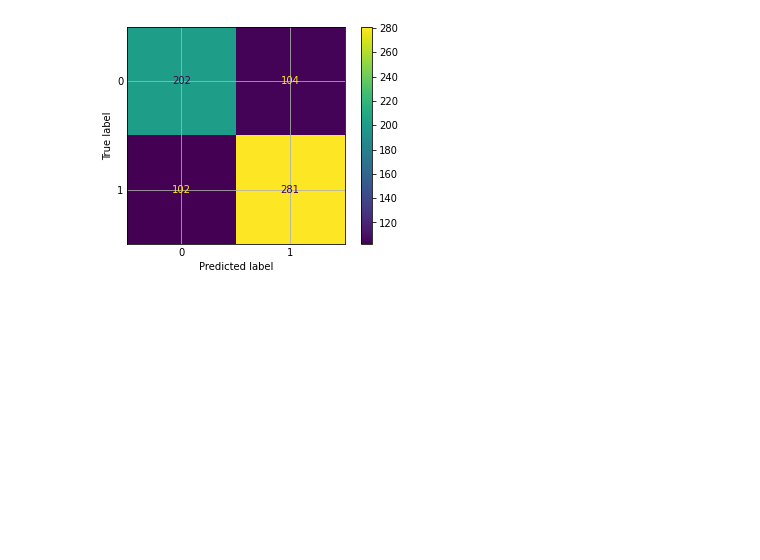
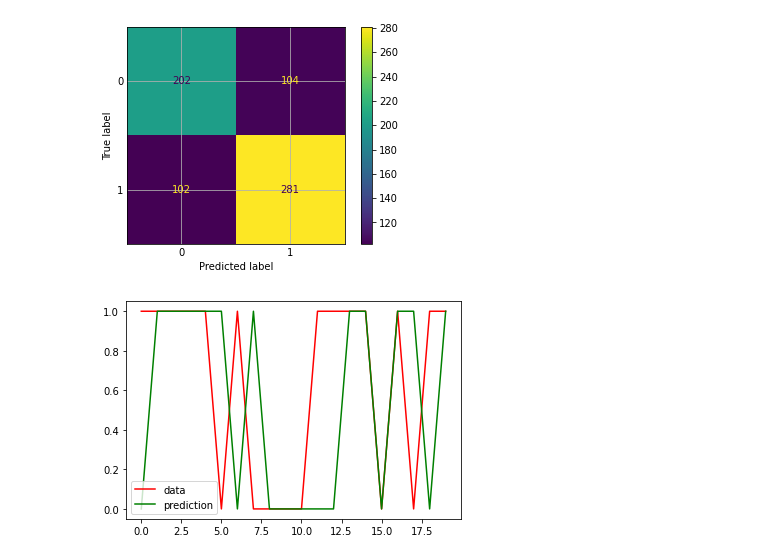
Before and after one commit to Steven-Macas/SAA, a Jupyter notebook: heart_SAA_stevenMacas_Nearest_Neighbour.ipynb, the cells around one changed output. Saved outputs shown, nothing was run; the diff lists cells and outputs as text; code cells hidden in the pictures; blank space fills up the shorter version.

```diff
--- a/heart_SAA_stevenMacas_Nearest_Neighbour.ipynb
+++ b/heart_SAA_stevenMacas_Nearest_Neighbour.ipynb
@@ -455,3 +473,13 @@ plt.tick_params(axis=u'both', which=u'both',length=0)
 plt.grid(b=None)
 # %% [output]
 [figure]
+# %%
+#Representación Gráfica
+A = np.stack(i for i in range(20))
+plt.plot(A,y_test[:20], c='r', label = 'data')
+plt.plot(A,y_predict[:20], c='g', label = 'prediction')
+plt.axis('tight')
+plt.legend()
+plt.show()
+# %% [output]
+[figure, added]
```
Also changed, not shown: parts of 6 cells of this notebook.
